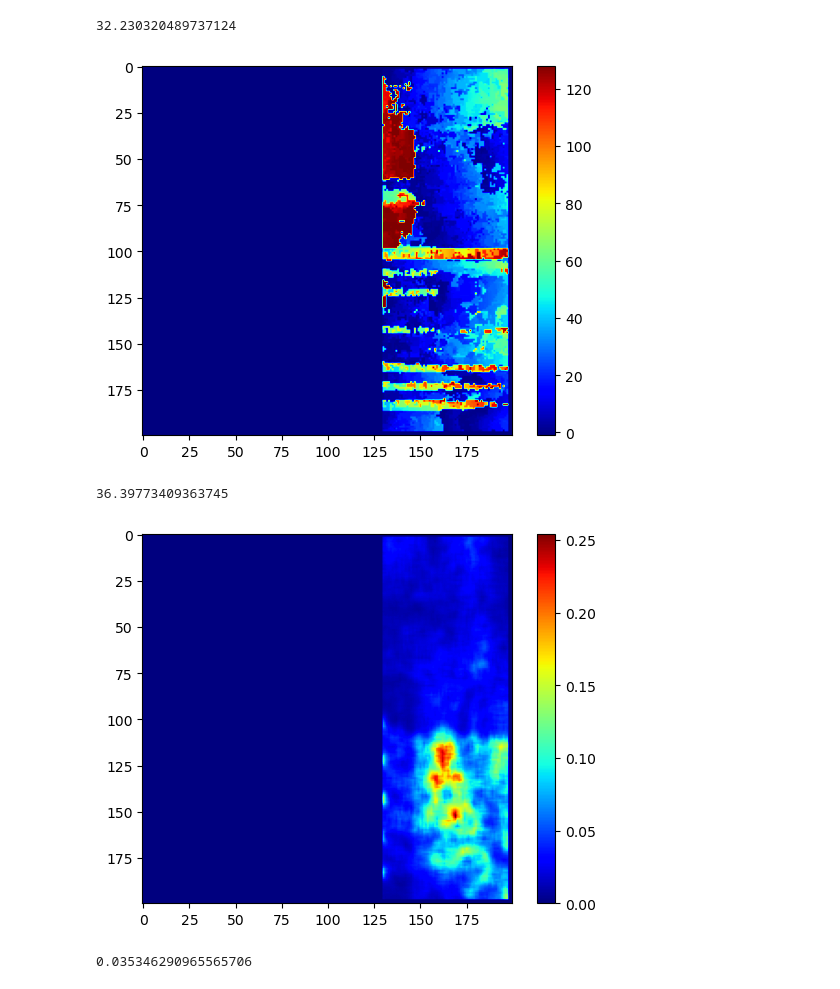
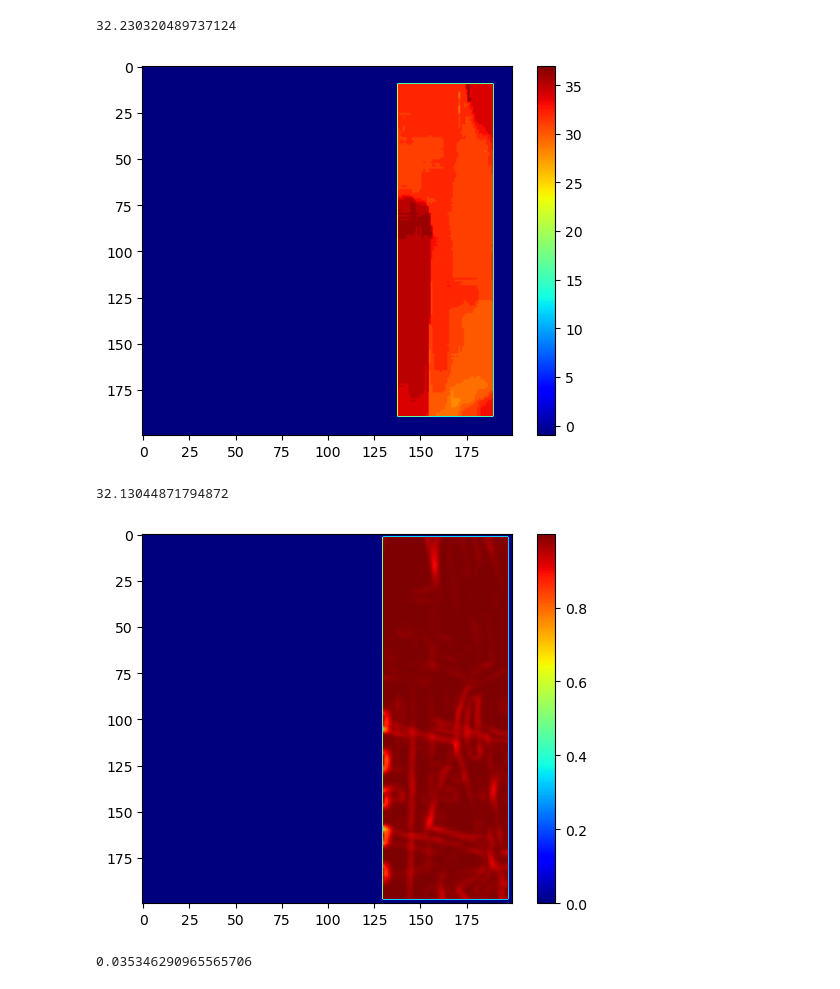
Before and after one commit to ArkaStark/RobotNavigation, a Jupyter notebook: RobotNavigation.ipynb, the cells around one changed output. Cells and saved outputs as stored; diff of their text form; code cells hidden in the pictures.

```diff
--- a/RobotNavigation.ipynb
+++ b/RobotNavigation.ipynb
@@ -219,12 +219,14 @@ def ssd_fn(L_window, R_window):
 
 @numba.jit
 def ncc_fn(L_window, R_window):
+    L_window = L_window/255
+    R_window = R_window/255
     return np.sum(L_window * R_window) / (np.sqrt(np.sum(L_window**2)) * np.sqrt(np.sum(R_window**2)))
 
 @numba.jit
 def zncc_fn(L_window, R_window):
-    L_window = L_window - np.mean(L_window)
-    R_window = R_window - np.mean(R_window)
+    L_window = L_window - np.mean(L_window)/255
+    R_window = R_window - np.mean(R_window)/255
     return np.sum(L_window * R_window) / (np.sqrt(np.sum(L_window**2)) * np.sqrt(np.sum(R_window**2)))
 
 def compute_disparity_cost(L_img, R_img, pixel_y, L_pixel_x, R_pixel_x, cost_fn, crop_border):
@@ -276,12 +278,14 @@ def ssd_fn(L_window, R_window):
 
 @numba.njit
 def ncc_fn(L_window, R_window):
+    L_window = L_window/255
+    R_window = R_window/255
     return np.sum(L_window * R_window) / (np.sqrt(np.sum(L_window**2)) * np.sqrt(np.sum(R_window**2)))
 
 @numba.njit
 def zncc_fn(L_window, R_window):
-    L_window = L_window - np.mean(L_window)
-    R_window = R_window - np.mean(R_window)
+    L_window = (L_window - np.mean(L_window))/255
+    R_window = (R_window - np.mean(R_window))/255
     return np.sum(L_window * R_window) / (np.sqrt(np.sum(L_window**2)) * np.sqrt(np.sum(R_window**2)))
 
 def compute_disparity_cost(L_img, R_img, pixel_y, L_pixel_x, R_pixel_x, cost_fn,crop_border):
@@ -330,30 +334,30 @@ def compute_disparity_map_parallel(L_img, R_img, d_max, block_size, min_disparit
 # %%
 min_disparity = 0
 d_max = 128
-block_size = 5  # 7 best for ncc, 13 for sad, 21 for ssd, 21 for zncc
-cost_fn = ncc_fn # sad_fn, ssd_fn, ncc_fn, zncc_fn
+block_size =  21
+cost_fn = zncc_fn # sad_fn, ssd_fn, ncc_fn, zncc_fn
 # disparity = compute_disparity_map(np_L_cropped, np_R_cropped, d_max, block_size, cost_fn)
 disparity, cost = compute_disparity_map_parallel(np_L_cropped, np_R_cropped, d_max, block_size, min_disparity, cost_fn)
 
 plt.imshow(disparity, cmap = 'jet')
 plt.colorbar()
 plt.show()
 
 # plt.imshow(cost, cmap = 'jet')
 # plt.show()
 
 positive_disparities = disparity[disparity > 0]
 mean_disparity = np.mean(positive_disparities)
 mean_disparity
 # %% [output]
-[figure, old version]
+[figure, new version]
-36.39773409363745
+32.13044871794872
 # %%
 plt.imshow(cost, cmap = 'jet')
 plt.colorbar()
 plt.show()
 # %% [output]
-[figure, old version]
+[figure, new version]
 # %%
 cost[140, 140]
 # %% [output]
```
Also changed, not shown: parts of 1 cell of this notebook.
